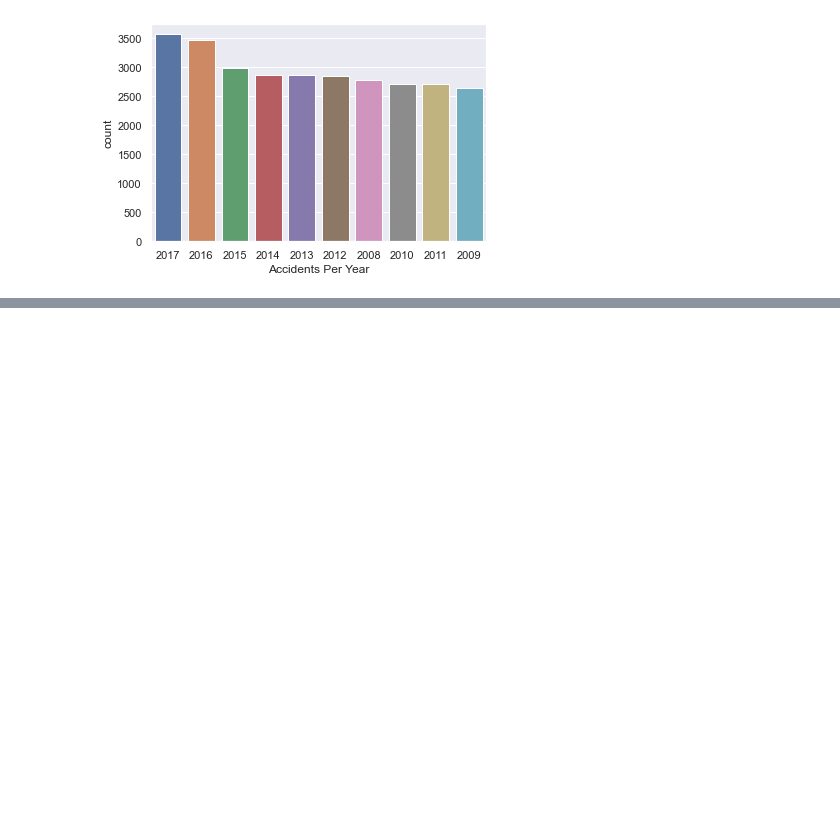
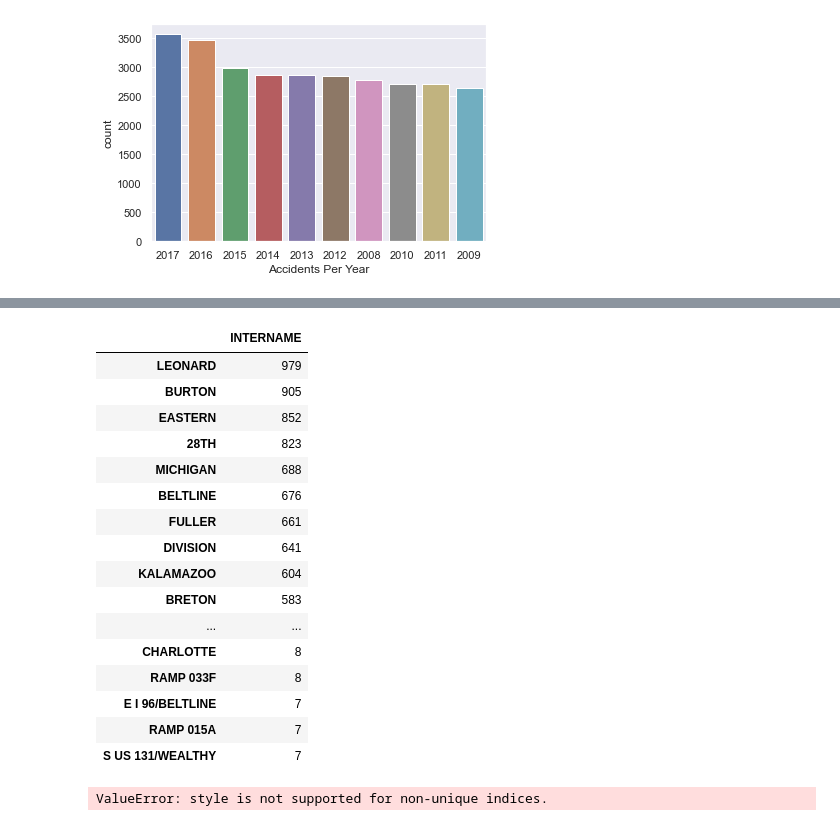
Before and after one commit to Ambush3/GR_Crash_Data, a Jupyter notebook: Crash.ipynb, the cells around one changed output, grey strips where cells are left out. Drawn from its saved outputs; the diff is of its cells as text; code cells hidden in the pictures; blank space fills up the shorter version.

```diff
--- a/Crash.ipynb
+++ b/Crash.ipynb
@@ -551,0 +530,3 @@ TypeError: sort_values() missing 1 required positional argument: 'by'
+# %%
+data_clean = pd.DataFrame(np.arange(10000).reshape(100, 100))
+data_clean.to_csv('roads.csv', index=False)
@@ -551,0 +544,24 @@ TypeError: sort_values() missing 1 required positional argument: 'by'
+# %%
+data_clean.INTERNAME.value_counts().to_frame().style.bar()
+# %% [output]
+|  | INTERNAME |
+| LEONARD | 979 |
+| BURTON | 905 |
+| EASTERN | 852 |
+| 28TH | 823 |
+| MICHIGAN | 688 |
+| BELTLINE | 676 |
+| FULLER | 661 |
+| DIVISION | 641 |
+| KALAMAZOO | 604 |
+| BRETON | 583 |
+| ... | ... |
+| CHARLOTTE | 8 |
+| RAMP 033F | 8 |
+| E I 96/BELTLINE | 7 |
+| RAMP 015A | 7 |
+| S US 131/WEALTHY | 7 |
+# %%
+data_clean.style.bar(subset=['INTERNAME', 'PRNAME'], color='#d65f5f')
+# %% [output]
+ValueError: style is not supported for non-unique indices.
```
Also changed, not shown: parts of 10 cells of this notebook.
